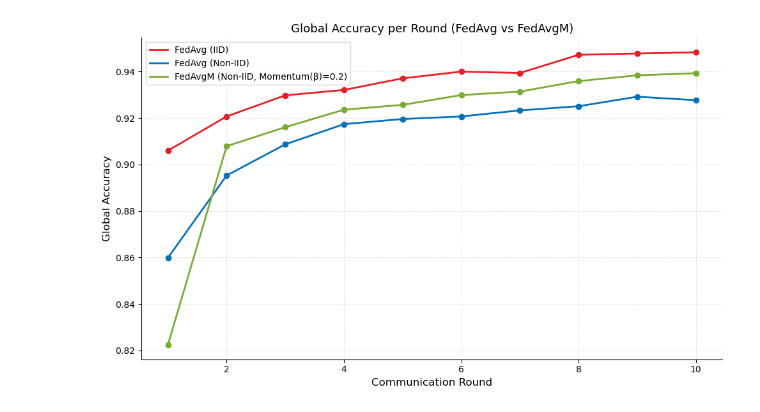
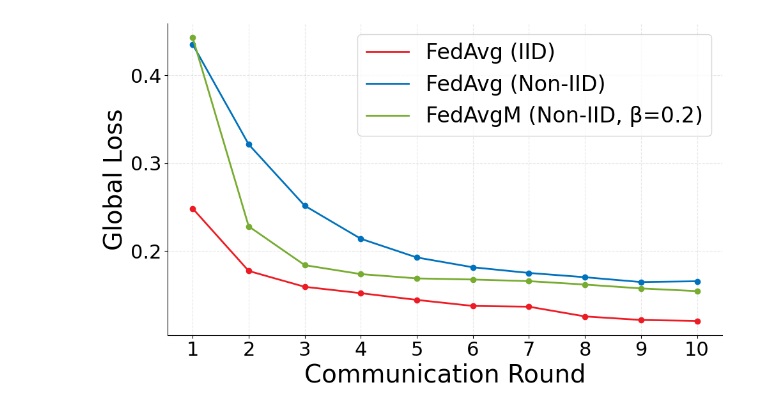
Before and after one commit to BishalChhetri/FL-EVCs-IDS, a Jupyter notebook: ML_FL_Model_EVCs_Data_Analysis.ipynb, the cells around one changed output. Saved outputs shown, nothing was run; the diff lists cells and outputs as text; code cells hidden in the pictures.

```diff
--- a/ML_FL_Model_EVCs_Data_Analysis.ipynb
+++ b/ML_FL_Model_EVCs_Data_Analysis.ipynb
@@ -155,47 +322,51 @@ plt.show()
 # %%
-accuracy_dict = {
-    'FedAvg (IID)': [0.906, 0.9207, 0.9298, 0.9321, 0.9371,0.94, 0.9394, 0.9472, 0.9478, 0.9483],
-    'FedAvg (Non-IID)': [0.8599, 0.8953, 0.9087, 0.9174, 0.9196,0.9207, 0.9233, 0.9251, 0.9292, 0.9277],
-    'FedAvgM (Non-IID, Momentum(β)=0.2)': [ 0.8225, 0.9079, 0.9161, 0.9236, 0.9257, 0.9299, 0.9314, 0.9359, 0.9384, 0.9393],
+loss_dict = {
+    'FedAvg (IID)': [0.248515, 0.17733, 0.159248, 0.15203, 0.144366, 0.137496, 0.136608, 0.125544, 0.121497, 0.120454],
+    'FedAvg (Non-IID)': [0.435442, 0.321452, 0.251607, 0.214003, 0.192687, 0.181519, 0.175072, 0.170217, 0.164690, 0.165611],
+    'FedAvgM (Non-IID, β=0.2)': [0.443144, 0.228119, 0.183906, 0.173764, 0.168866, 0.167593, 0.165722, 0.161823, 0.157441, 0.154372],
 }
 
-# Assign colors to each method manually (from your palette)
 custom_colors = {
     'FedAvg (IID)': '#ed1c24',          # Red (0.1)
     'FedAvg (Non-IID)': '#0072bd',      # Blue (0.2)
-    'FedAvgM (Non-IID, Momentum(β)=0.2)': '#77ac30'
+    'FedAvgM (Non-IID, β=0.2)': '#77ac30'
 }
 
 rounds = np.arange(1, 11)
 
 fig, ax = plt.subplots(figsize=(10, 6), facecolor='white')
 
-for label, accuracies in accuracy_dict.items():
+for label, losses in loss_dict.items():
     rounds_np = np.array(rounds)
-    accuracies_np = np.array(accuracies)
+    losses_np = np.array(losses)
 
-    # Smooth line via linear interpolation
-    interpolator = interp1d(rounds_np, accuracies_np, kind='linear')
+    interpolator = interp1d(rounds_np, losses_np, kind='linear')
     rounds_smooth = np.linspace(rounds_np.min(), rounds_np.max(), 100)
-    accuracies_smooth = interpolator(rounds_smooth)
+    losses_smooth = interpolator(rounds_smooth)
 
-    # Plot smooth line
-    ax.plot(rounds_smooth, accuracies_smooth, color=custom_colors[label], label=label, linewidth=2)
+    ax.plot(rounds_smooth, losses_smooth, color=custom_colors[label], label=label, linewidth=2)
 
-    # Plot actual data points
-    ax.plot(rounds_np, accuracies_np, marker='o', linestyle='None', color=custom_colors[label], markersize=6)
+    ax.plot(rounds_np, losses_np, marker='o', linestyle='None', color=custom_colors[label], markersize=6)
 
-# Style
-ax.set_title("Global Accuracy per Round (FedAvg vs FedAvgM)", fontsize=13)
-ax.set_xlabel("Communication Round\n(Experiments with 20 clients, local_epochs = 5 for FedAvg & 1 to 5 for FedAvg(Non-IID) \nand FedAvgM(Non-IID,Momentum(β) = 0.2) , total rounds = 10)", fontsize=12)
-ax.set_ylabel("Global Accuracy", fontsize=12)
+# ax.set_title("Global Loss per Round (FedAvg vs FedAvgM)", fontsize=13)
+# ax.set_xlabel("Communication Round\n(Experiments with 10 clients, local_epochs = 5 for FedAvg & 1 to 5 for FedAvg(Non-IID) \nand FedAvgM(Non-IID,Momentum(β) = 0.2) , total rounds = 10)", fontsize=12)
+
+ax.set_xlabel("Communication Round", fontsize=28)
+ax.tick_params(axis='x', labelsize=22)
+ax.tick_params(axis='y', labelsize=22)
+ax.set_xticks(rounds)
+ax.set_ylabel("Global Loss", fontsize=28)
 ax.spines['top'].set_visible(False)
 ax.spines['right'].set_visible(False)
 ax.grid(True, linestyle='--', alpha=0.3)
-ax.legend(title="", fontsize=10, title_fontsize=11)
+ax.legend(
+    title="",
+    prop={ 'size': 24},
+    # title_fontproperties={'weight': 'bold', 'size': 26}
+)
 
 plt.tight_layout()
-plt.savefig("client_20_global_accuracy_plot.svg", format='svg')
+plt.savefig("images/client_20_global_loss_plot.pdf", format='pdf')
 plt.show()
 # %% [output]
-[figure, old version]
+[figure, new version]
```
Also changed, not shown: parts of 11 cells of this notebook, 10 other files.
